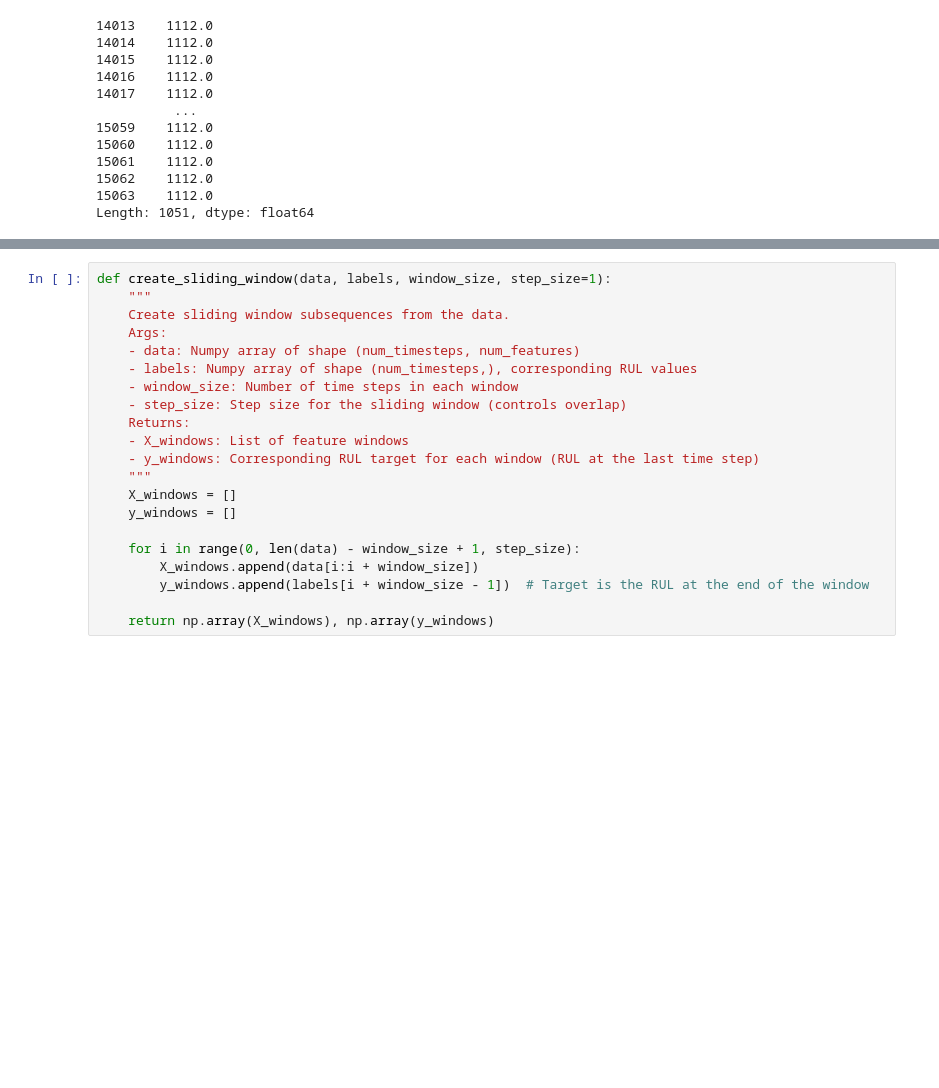
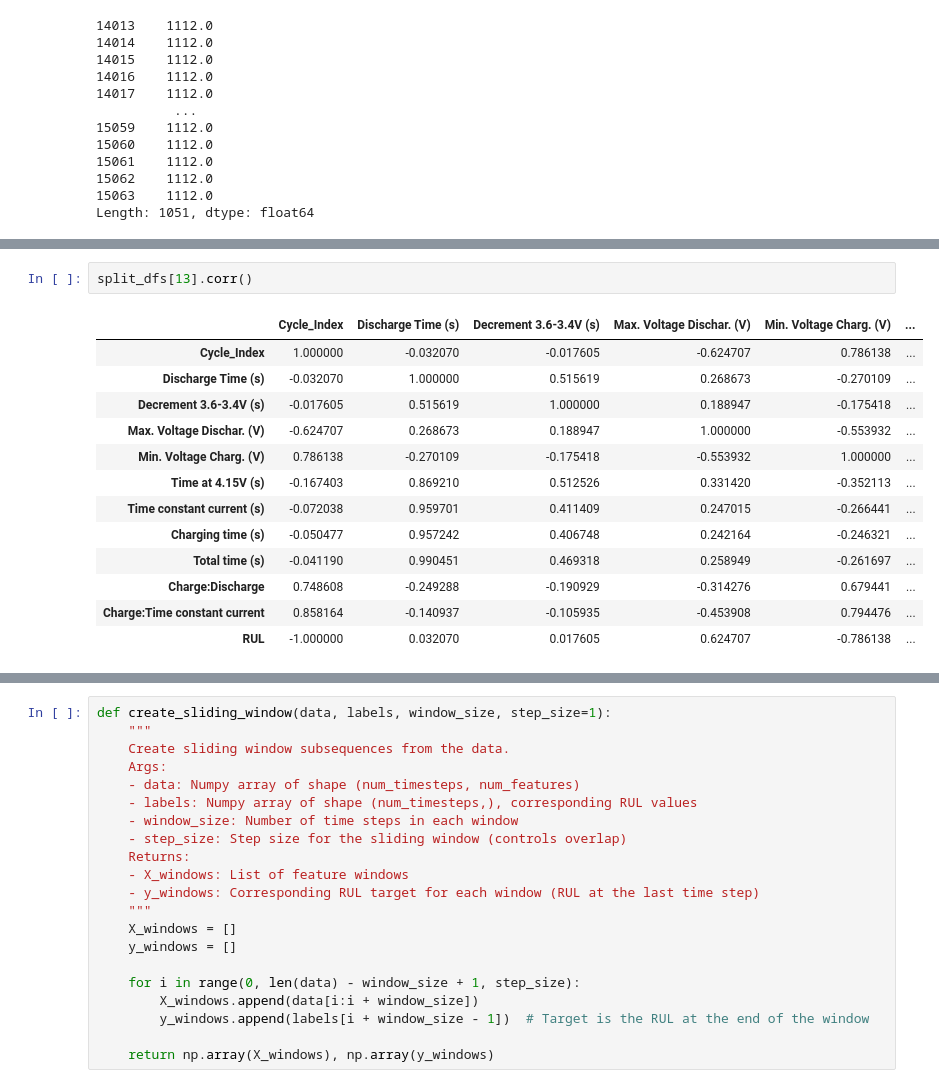
Before and after one commit to Shubham-Mate/Battery-RUL-Prediction-with-Neural-ODEs, a Jupyter notebook: Neural ODE Experiments.ipynb, the cells around one changed output, grey strips where cells are left out. Drawn from its saved outputs; the diff is of its cells as text; blank space fills up the shorter version.

```diff
--- a/Neural ODE Experiments.ipynb
+++ b/Neural ODE Experiments.ipynb
@@ -255,0 +221,16 @@ split_dfs[13]
+# %%
+split_dfs[13].corr()
+# %% [output]
+|  | Cycle_Index | Discharge Time (s) | Decrement 3.6-3.4V (s) | Max. Voltage Dischar. (V) | Min. Voltage Charg. (V) | ... |
+| Cycle_Index | 1.000000 | -0.032070 | -0.017605 | -0.624707 | 0.786138 | ... |
+| Discharge Time (s) | -0.032070 | 1.000000 | 0.515619 | 0.268673 | -0.270109 | ... |
+| Decrement 3.6-3.4V (s) | -0.017605 | 0.515619 | 1.000000 | 0.188947 | -0.175418 | ... |
+| Max. Voltage Dischar. (V) | -0.624707 | 0.268673 | 0.188947 | 1.000000 | -0.553932 | ... |
+| Min. Voltage Charg. (V) | 0.786138 | -0.270109 | -0.175418 | -0.553932 | 1.000000 | ... |
+| Time at 4.15V (s) | -0.167403 | 0.869210 | 0.512526 | 0.331420 | -0.352113 | ... |
+| Time constant current (s) | -0.072038 | 0.959701 | 0.411409 | 0.247015 | -0.266441 | ... |
+| Charging time (s) | -0.050477 | 0.957242 | 0.406748 | 0.242164 | -0.246321 | ... |
+| Total time (s) | -0.041190 | 0.990451 | 0.469318 | 0.258949 | -0.261697 | ... |
+| Charge:Discharge | 0.748608 | -0.249288 | -0.190929 | -0.314276 | 0.679441 | ... |
+| Charge:Time constant current | 0.858164 | -0.140937 | -0.105935 | -0.453908 | 0.794476 | ... |
+| RUL | -1.000000 | 0.032070 | 0.017605 | 0.624707 | -0.786138 | ... |
```
Also changed, not shown: parts of 44 cells of this notebook.
